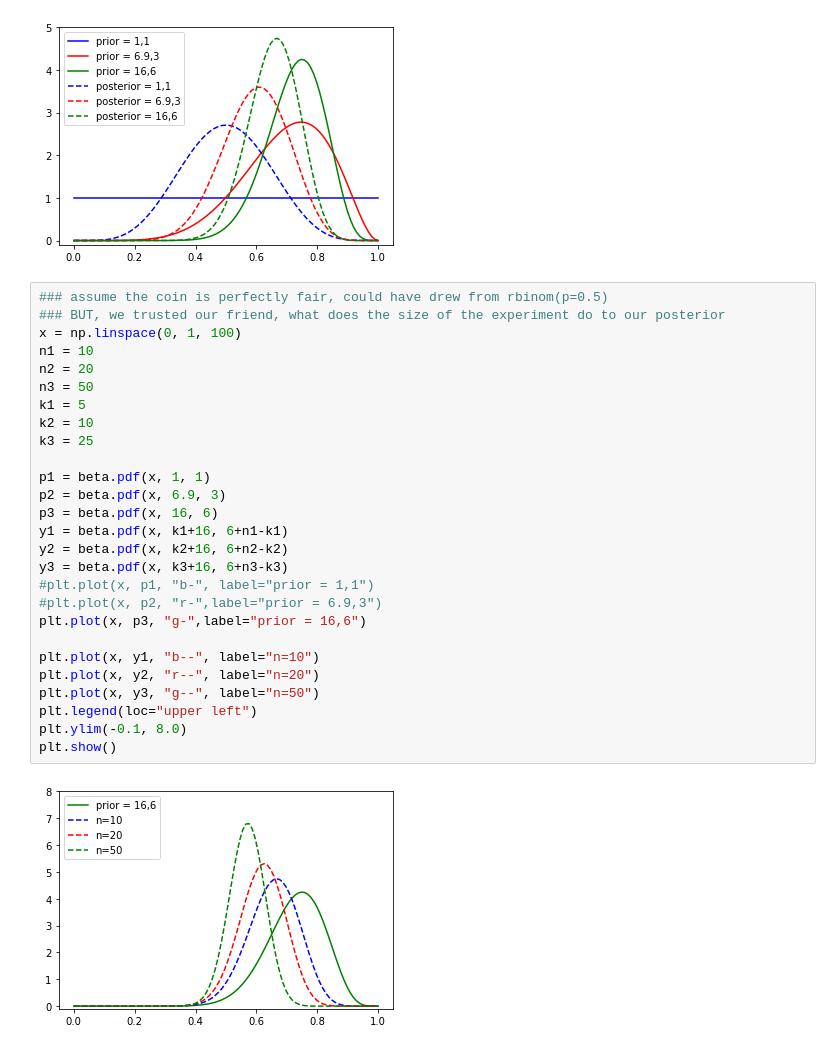
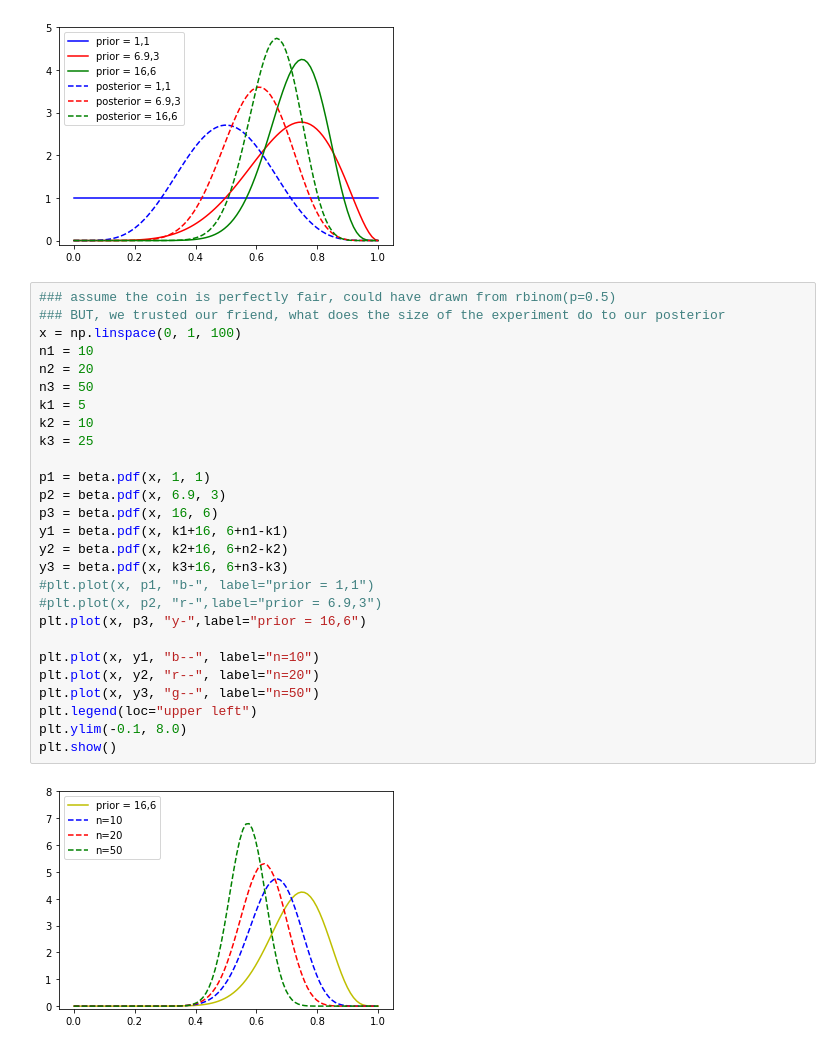
Before and after one commit to sjster/introduction_to_computational_statistics, a Jupyter notebook: mini_book/docs/Priors.ipynb, the cells around one changed output. Saved outputs shown, nothing was run; the diff lists cells and outputs as text.

```diff
--- a/mini_book/docs/Priors.ipynb
+++ b/mini_book/docs/Priors.ipynb
@@ -241,34 +241,34 @@ plt.show()
 # %% [output]
 [figure]
 # %%
-### assume the coin is perfectly fair, could have drew from rbinom(p=0.5)
+### assume the coin is perfectly fair, could have drawn from rbinom(p=0.5)
 ### BUT, we trusted our friend, what does the size of the experiment do to our posterior
 x = np.linspace(0, 1, 100)
 n1 = 10
 n2 = 20
 n3 = 50
 k1 = 5
 k2 = 10
 k3 = 25
 
 p1 = beta.pdf(x, 1, 1)
 p2 = beta.pdf(x, 6.9, 3)
 p3 = beta.pdf(x, 16, 6)
 y1 = beta.pdf(x, k1+16, 6+n1-k1)
 y2 = beta.pdf(x, k2+16, 6+n2-k2)
 y3 = beta.pdf(x, k3+16, 6+n3-k3)
 #plt.plot(x, p1, "b-", label="prior = 1,1")
 #plt.plot(x, p2, "r-",label="prior = 6.9,3")
-plt.plot(x, p3, "g-",label="prior = 16,6")
+plt.plot(x, p3, "y-",label="prior = 16,6")
 
 plt.plot(x, y1, "b--", label="n=10")
 plt.plot(x, y2, "r--", label="n=20")
 plt.plot(x, y3, "g--", label="n=50")
 plt.legend(loc="upper left")
 plt.ylim(-0.1, 8.0)
 plt.show()
 # %% [output]
-[figure, old version]
+[figure, new version]
 # %% [markdown]
 <br>
 <br>
```
Also changed, not shown: parts of 5 cells of this notebook.
